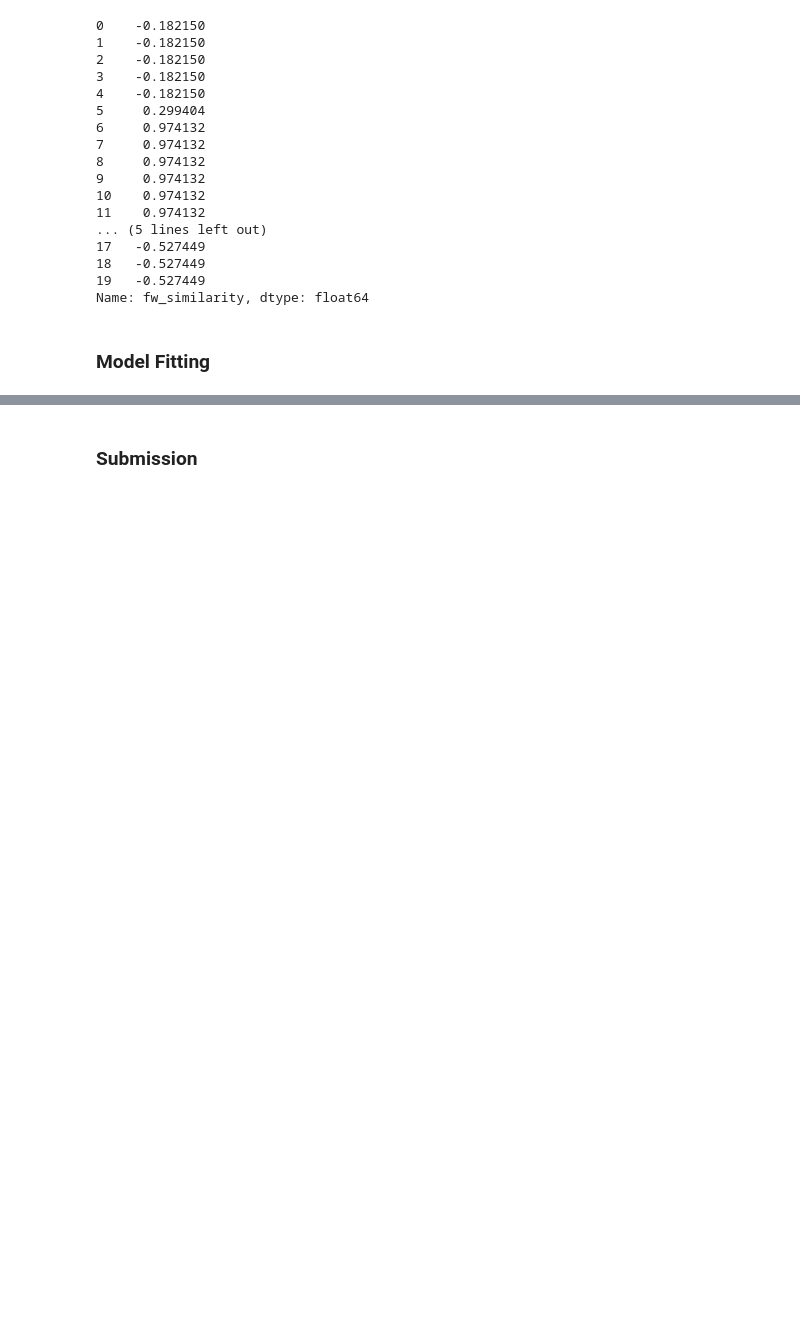
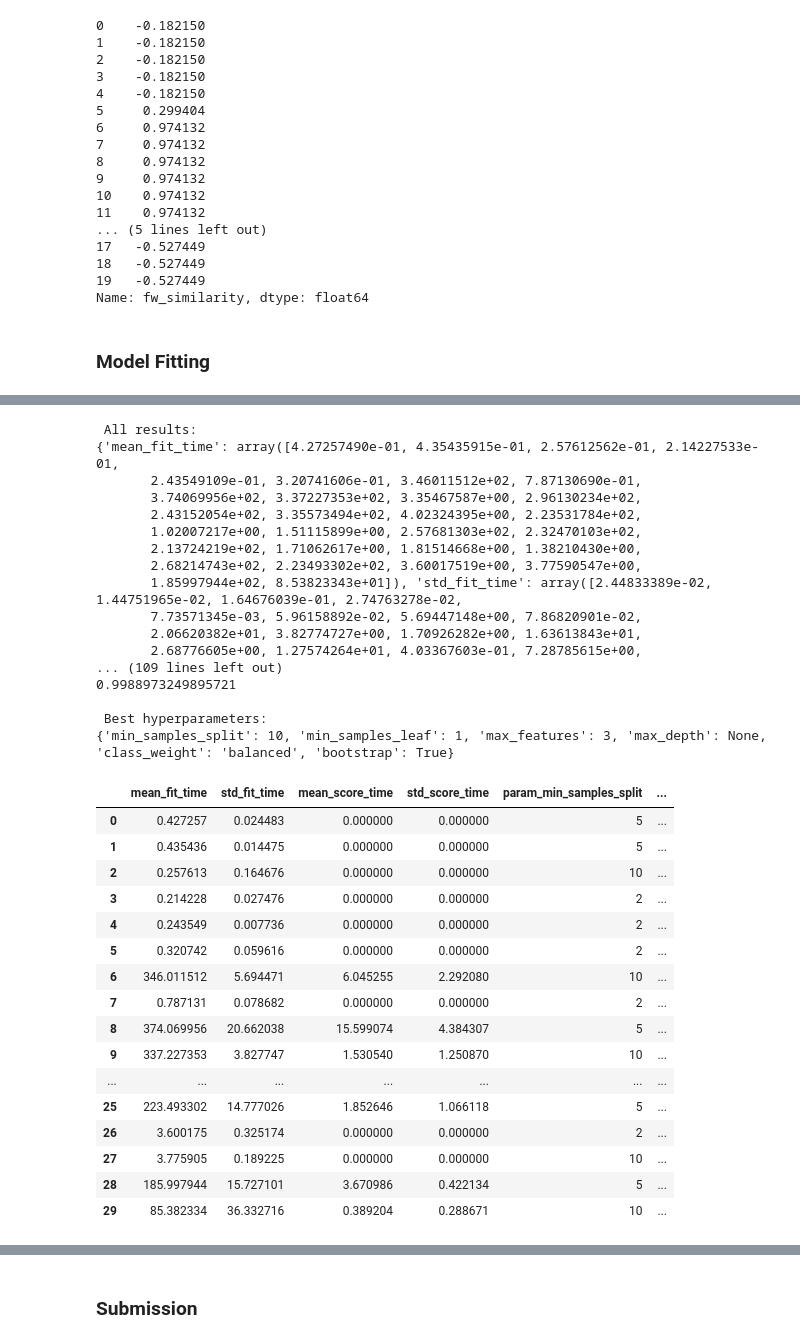
Before and after one commit to ScripterKSG/Neuro_Competition, a Jupyter notebook: Neuro Competition.ipynb, the cells around one changed output, grey strips where cells are left out. Cells and saved outputs as stored; diff of their text form; code cells hidden in the pictures; blank space fills up the shorter version.

```diff
--- a/Neuro Competition.ipynb
+++ b/Neuro Competition.ipynb
@@ -476 +513,47 @@ weighted avg       0.87      0.85      0.85     36894
+# %%
+print('\n All results:')
+print(random_searchRF.cv_results_)
+print('\n Best estimator:')
+print(random_searchRF.best_estimator_)
+print('\n Best normalized gini score for %d-fold search with %d parameter combinations:' % (5, 20))
+print(random_searchRF.best_score_ * 2 - 1)
+print('\n Best hyperparameters:')
+print(random_searchRF.best_params_)
+results = pd.DataFrame(random_searchRF.cv_results_)
+results
+# %% [output]
+ All results:
+{'mean_fit_time': array([4.27257490e-01, 4.35435915e-01, 2.57612562e-01, 2.14227533e-01,
+       2.43549109e-01, 3.20741606e-01, 3.46011512e+02, 7.87130690e-01,
+       3.74069956e+02, 3.37227353e+02, 3.35467587e+00, 2.96130234e+02,
+       2.43152054e+02, 3.35573494e+02, 4.02324395e+00, 2.23531784e+02,
+       1.02007217e+00, 1.51115899e+00, 2.57681303e+02, 2.32470103e+02,
+       2.13724219e+02, 1.71062617e+00, 1.81514668e+00, 1.38210430e+00,
+       2.68214743e+02, 2.23493302e+02, 3.60017519e+00, 3.77590547e+00,
+       1.85997944e+02, 8.53823343e+01]), 'std_fit_time': array([2.44833389e-02, 1.44751965e-02, 1.64676039e-01, 2.74763278e-02,
+       7.73571345e-03, 5.96158892e-02, 5.69447148e+00, 7.86820901e-02,
+       2.06620382e+01, 3.82774727e+00, 1.70926282e+00, 1.63613843e+01,
+       2.68776605e+00, 1.27574264e+01, 4.03367603e-01, 7.28785615e+00,
+... (109 lines left out)
+0.9988973249895721
+
+ Best hyperparameters:
+{'min_samples_split': 10, 'min_samples_leaf': 1, 'max_features': 3, 'max_depth': None, 'class_weight': 'balanced', 'bootstrap': True}
+|  | mean_fit_time | std_fit_time | mean_score_time | std_score_time | param_min_samples_split | ... |
+| 0 | 0.427257 | 0.024483 | 0.000000 | 0.000000 | 5 | ... |
+| 1 | 0.435436 | 0.014475 | 0.000000 | 0.000000 | 5 | ... |
+| 2 | 0.257613 | 0.164676 | 0.000000 | 0.000000 | 10 | ... |
+| 3 | 0.214228 | 0.027476 | 0.000000 | 0.000000 | 2 | ... |
+| 4 | 0.243549 | 0.007736 | 0.000000 | 0.000000 | 2 | ... |
+| 5 | 0.320742 | 0.059616 | 0.000000 | 0.000000 | 2 | ... |
+| 6 | 346.011512 | 5.694471 | 6.045255 | 2.292080 | 10 | ... |
+| 7 | 0.787131 | 0.078682 | 0.000000 | 0.000000 | 2 | ... |
+| 8 | 374.069956 | 20.662038 | 15.599074 | 4.384307 | 5 | ... |
+| 9 | 337.227353 | 3.827747 | 1.530540 | 1.250870 | 10 | ... |
+| ... | ... | ... | ... | ... | ... | ... |
+| 25 | 223.493302 | 14.777026 | 1.852646 | 1.066118 | 5 | ... |
+| 26 | 3.600175 | 0.325174 | 0.000000 | 0.000000 | 2 | ... |
+| 27 | 3.775905 | 0.189225 | 0.000000 | 0.000000 | 10 | ... |
+| 28 | 185.997944 | 15.727101 | 3.670986 | 0.422134 | 5 | ... |
+| 29 | 85.382334 | 36.332716 | 0.389204 | 0.288671 | 10 | ... |
 # %%
```
Also changed, not shown: parts of 19 cells of this notebook.
